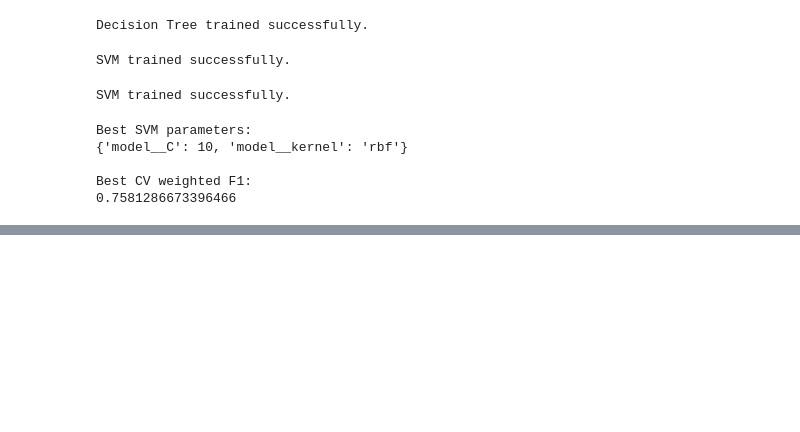
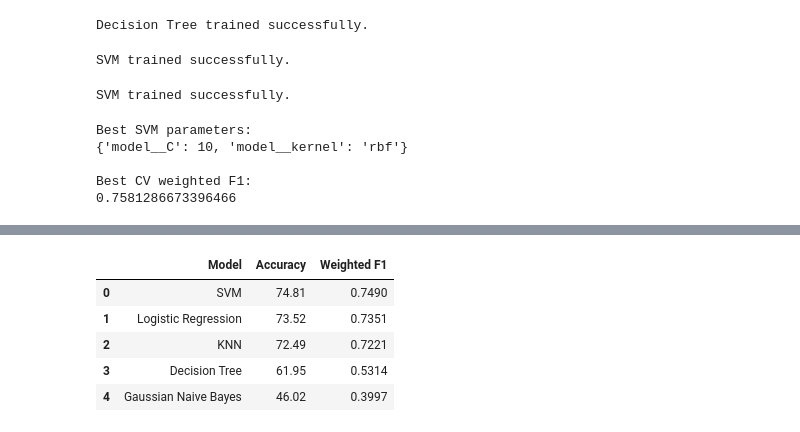
Before and after one commit to Praaneesh/PredictX_Multi_Domain_Predictive_Intelligence, a Jupyter notebook: classification.ipynb, the cells around one changed output, grey strips where cells are left out. Drawn from its saved outputs; the diff is of its cells as text; code cells hidden in the pictures; blank space fills up the shorter version.

```diff
--- a/classification.ipynb
+++ b/classification.ipynb
@@ -755,0 +838,24 @@ Best CV weighted F1:
+# %%
+# ==============================
+# FORMATTED RESULTS TABLE
+# ==============================
+
+results_display = results_df.copy()
+
+results_display["Accuracy"] = (
+    results_display["Accuracy"] * 100
+).round(2)
+
+results_display["Weighted F1"] = (
+    results_display["Weighted F1"]
+    .round(4)
+)
+
+results_display
+# %% [output]
+|  | Model | Accuracy | Weighted F1 |
+| 0 | SVM | 74.81 | 0.7490 |
+| 1 | Logistic Regression | 73.52 | 0.7351 |
+| 2 | KNN | 72.49 | 0.7221 |
+| 3 | Decision Tree | 61.95 | 0.5314 |
+| 4 | Gaussian Naive Bayes | 46.02 | 0.3997 |
```
Also changed, not shown: parts of 2 cells of this notebook.
